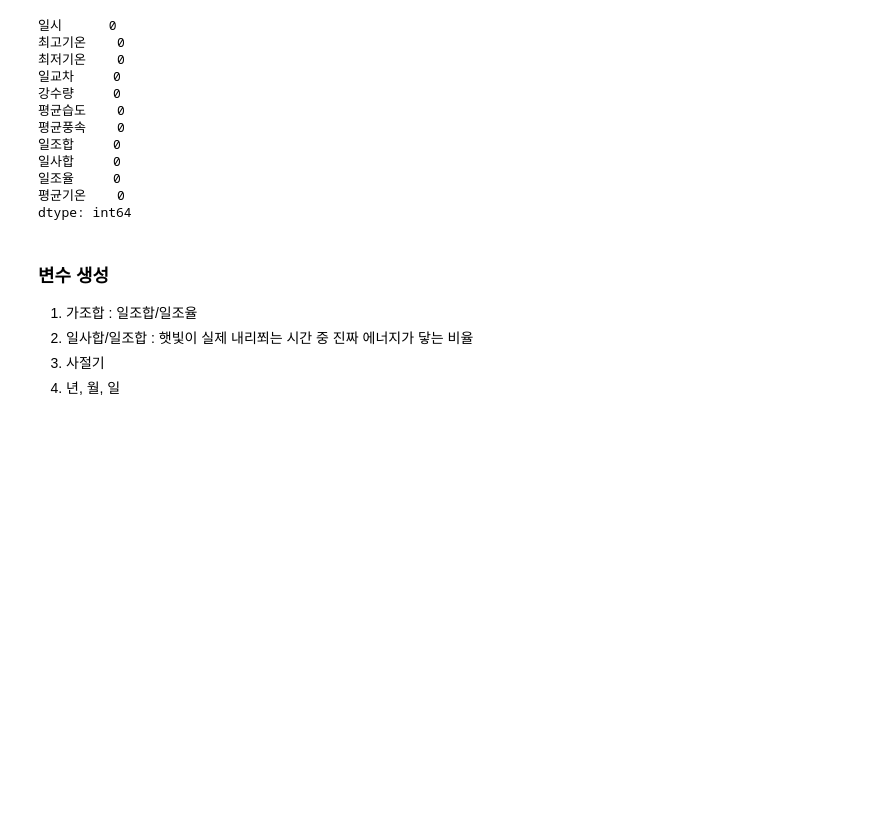
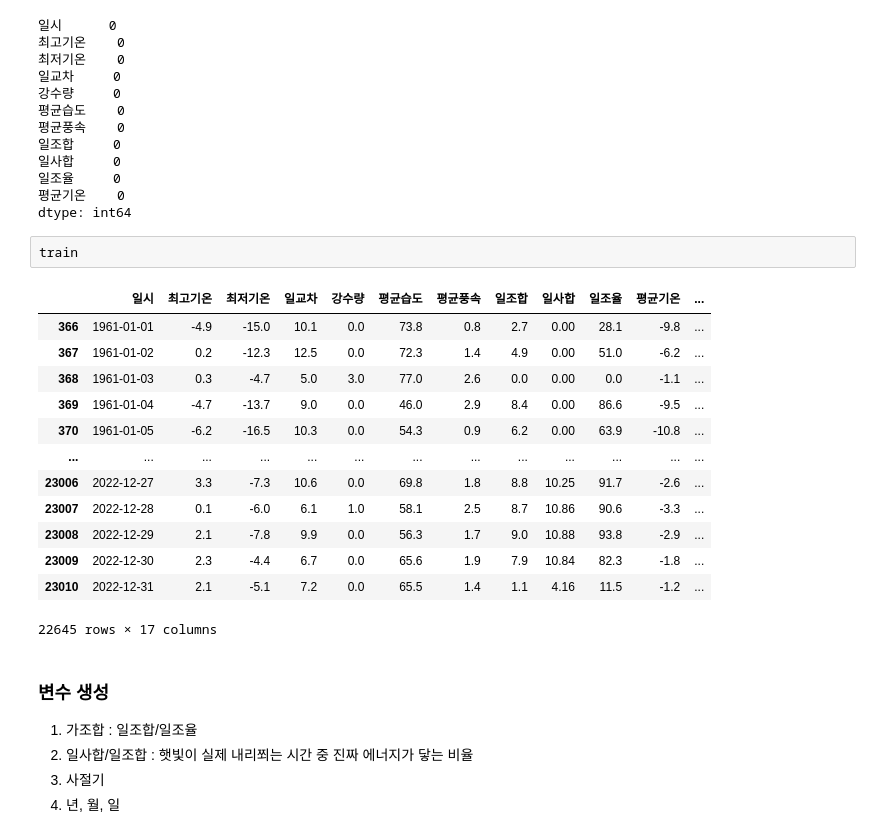
Before and after one commit to p-jiho/Temperatures_prediction, a Jupyter notebook: EDA.ipynb, the cells around one changed output. Drawn from its saved outputs; the diff is of its cells as text; blank space fills up the shorter version.

```diff
--- a/EDA.ipynb
+++ b/EDA.ipynb
@@ -374,6 +376,22 @@ train.isna().sum()
 일조율     0
 평균기온    0
 dtype: int64
+# %%
+train
+# %% [output]
+|  | 일시 | 최고기온 | 최저기온 | 일교차 | 강수량 | 평균습도 | 평균풍속 | 일조합 | 일사합 | 일조율 | 평균기온 | ... |
+| 366 | 1961-01-01 | -4.9 | -15.0 | 10.1 | 0.0 | 73.8 | 0.8 | 2.7 | 0.00 | 28.1 | -9.8 | ... |
+| 367 | 1961-01-02 | 0.2 | -12.3 | 12.5 | 0.0 | 72.3 | 1.4 | 4.9 | 0.00 | 51.0 | -6.2 | ... |
+| 368 | 1961-01-03 | 0.3 | -4.7 | 5.0 | 3.0 | 77.0 | 2.6 | 0.0 | 0.00 | 0.0 | -1.1 | ... |
+| 369 | 1961-01-04 | -4.7 | -13.7 | 9.0 | 0.0 | 46.0 | 2.9 | 8.4 | 0.00 | 86.6 | -9.5 | ... |
+| 370 | 1961-01-05 | -6.2 | -16.5 | 10.3 | 0.0 | 54.3 | 0.9 | 6.2 | 0.00 | 63.9 | -10.8 | ... |
+| ... | ... | ... | ... | ... | ... | ... | ... | ... | ... | ... | ... | ... |
+| 23006 | 2022-12-27 | 3.3 | -7.3 | 10.6 | 0.0 | 69.8 | 1.8 | 8.8 | 10.25 | 91.7 | -2.6 | ... |
+| 23007 | 2022-12-28 | 0.1 | -6.0 | 6.1 | 1.0 | 58.1 | 2.5 | 8.7 | 10.86 | 90.6 | -3.3 | ... |
+| 23008 | 2022-12-29 | 2.1 | -7.8 | 9.9 | 0.0 | 56.3 | 1.7 | 9.0 | 10.88 | 93.8 | -2.9 | ... |
+| 23009 | 2022-12-30 | 2.3 | -4.4 | 6.7 | 0.0 | 65.6 | 1.9 | 7.9 | 10.84 | 82.3 | -1.8 | ... |
+| 23010 | 2022-12-31 | 2.1 | -5.1 | 7.2 | 0.0 | 65.5 | 1.4 | 1.1 | 4.16 | 11.5 | -1.2 | ... |
+22645 rows × 17 columns
 # %% [markdown]
 ### 변수 생성
 1. 가조합 : 일조합/일조율
```
Also changed, not shown: parts of 23 cells of this notebook, 1 other file.
